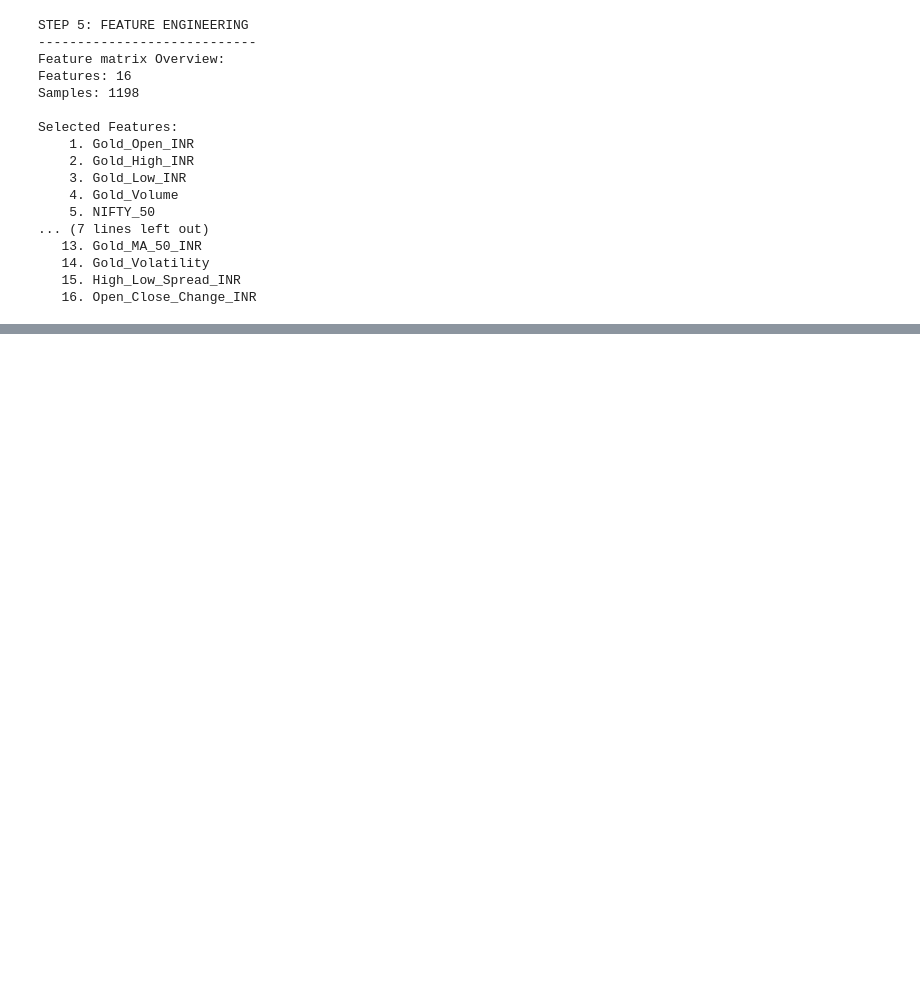
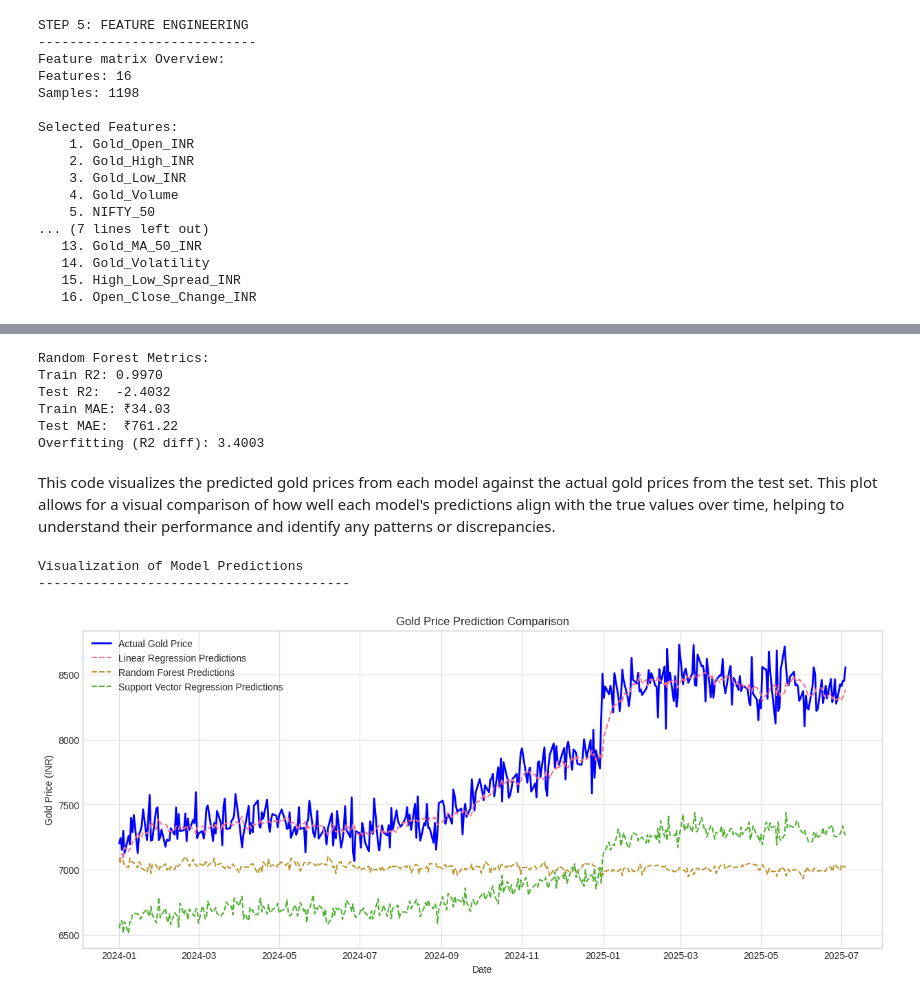
Before and after one commit to shindeparth007/Gold-Price-Forecasting-ML, a Jupyter notebook: Project_Gold_Price_Forecasting_.ipynb, the cells around one changed output, grey strips where cells are left out. Saved outputs shown, nothing was run; the diff lists cells and outputs as text; code cells hidden in the pictures; blank space fills up the shorter version.

Commit message:
Week 4: Final week model drafting

```diff
--- a/Project_Gold_Price_Forecasting_.ipynb
+++ b/Project_Gold_Price_Forecasting_.ipynb
@@ -437,3 +364,0 @@ def train_and_compare_models(X, y):
-# %%
-# Step 5: Train and compare models
-results, X_train, X_test, y_train, y_test, scaler = train_and_compare_models(X,y)
@@ -572,15 +364,0 @@ Validate models using Time Series Cross-Validation.
-# %%
-# Validation Technique 1: Time Series Cross-Validation
-print("Time Series Cross-Validation:")
-tscv = TimeSeriesSplit(n_splits=5)
-
-cv_results = {}
-for name, model_info in results.items():
-    model = model_info['model']
-    scores = cross_val_score(model, X_scaled, y, cv=tscv, scoring='r2')
-    cv_results[name] = {
-        'mean': scores.mean(),
-        'std': scores.std(),
-        'scores': scores
-    }
-    print(f"   {name}: {scores.mean():.4f} (±{scores.std()*2:.4f})")
@@ -722,0 +544,61 @@ print(f"   Within ±5%: {(np.abs(error_pct) <= 5).mean()*100:.1f}%")
+# %%
+# Evaluate Random Forest
+rf_model = results['Random Forest']['model']
+rf_y_train_pred = results['Random Forest']['y_train_pred']
+rf_y_test_pred = results['Random Forest']['y_test_pred']
+
+rf_train_r2, rf_train_mae, rf_train_mse = calculate_metrics(y_train, rf_y_train_pred, 'Random Forest Train')
+rf_test_r2, rf_test_mae, rf_test_mse = calculate_metrics(y_test, rf_y_test_pred, 'Random Forest Test')
+
+print("\nRandom Forest Metrics:")
+print(f"Train R2: {rf_train_r2:.4f}")
+print(f"Test R2:  {rf_test_r2:.4f}")
+print(f"Train MAE: ₹{rf_train_mae:.2f}")
+print(f"Test MAE:  ₹{rf_test_mae:.2f}")
+print(f"Overfitting (R2 diff): {abs(rf_train_r2 - rf_test_r2):.4f}")
+
+results['Random Forest'].update({
+    'train_r2': rf_train_r2,
+    'test_r2': rf_test_r2,
+    'train_mae': rf_train_mae,
+    'test_mae': rf_test_mae,
+    'train_mse': rf_train_mse,
+    'test_mse': rf_test_mse,
+    'predictions': rf_y_test_pred,
+    'overfitting': abs(rf_train_r2 - rf_test_r2)
+})
+# %% [output]
+Random Forest Metrics:
+Train R2: 0.9970
+Test R2:  -2.4032
+Train MAE: ₹34.03
+Test MAE:  ₹761.22
+Overfitting (R2 diff): 3.4003
+# %% [markdown]
+This code visualizes the predicted gold prices from each model against the actual gold prices from the test set. This plot allows for a visual comparison of how well each model's predictions align with the true values over time, helping to understand their performance and identify any patterns or discrepancies.
+# %%
+def visualize_results(results, y_test):
+    """
+    Visualize model predictions against actual values.
+    """
+    print("\nVisualization of Model Predictions")
+    print("-" * 40)
+
+    plt.figure(figsize=(15, 6))
+    plt.plot(y_test.index, y_test, label='Actual Gold Price', color='blue', linewidth=2)
+
+    for name, result in results.items():
+        plt.plot(y_test.index, result['predictions'], label=f'{name} Predictions', linestyle='--')
+
+    plt.title('Gold Price Prediction Comparison')
+    plt.xlabel('Date')
+    plt.ylabel('Gold Price (INR)')
+    plt.legend()
+    plt.grid(True, alpha=0.6)
+    plt.show()
+
+visualize_results(results, y_test)
+# %% [output]
+Visualization of Model Predictions
+----------------------------------------
+[figure, added]
```
Also changed, not shown: parts of 59 cells of this notebook.
